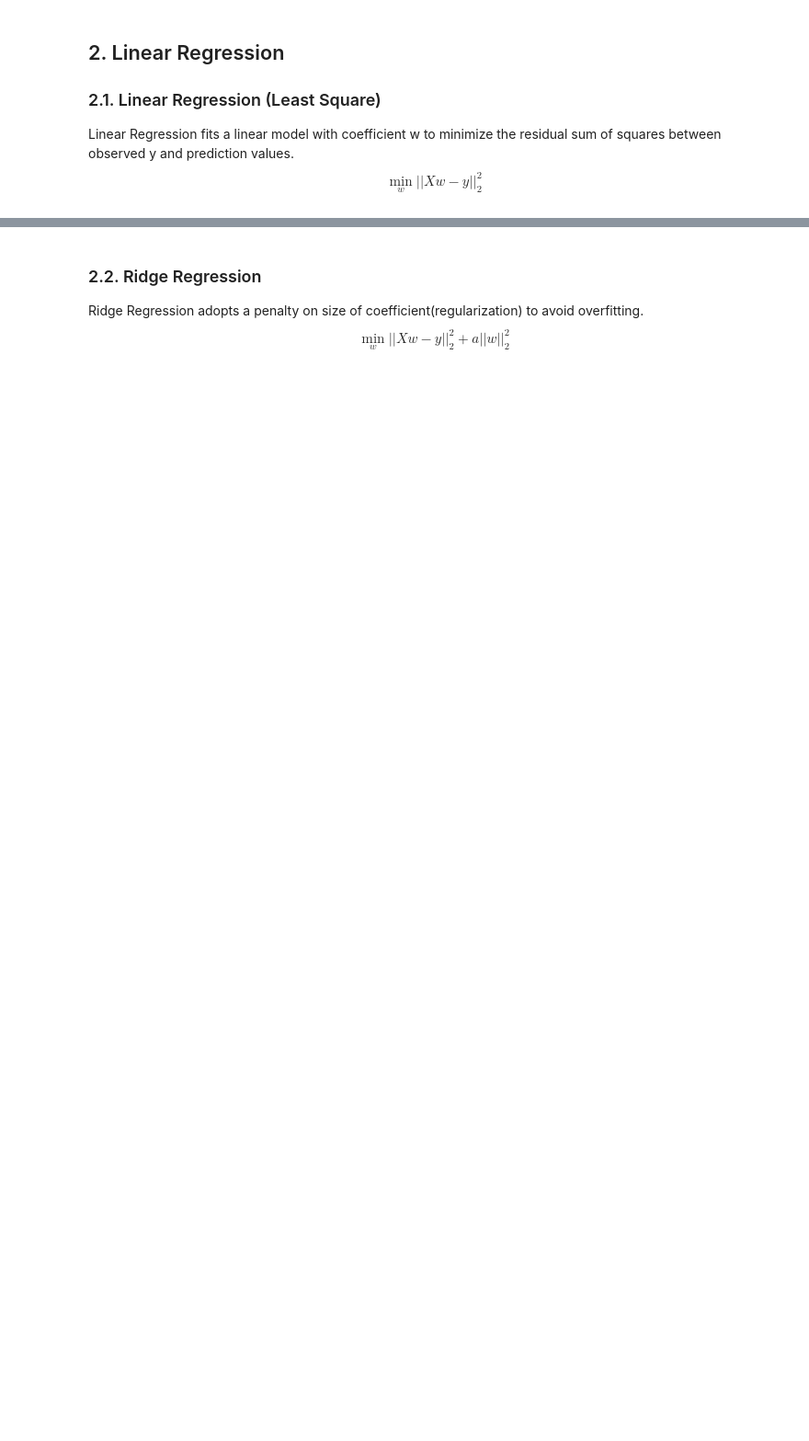
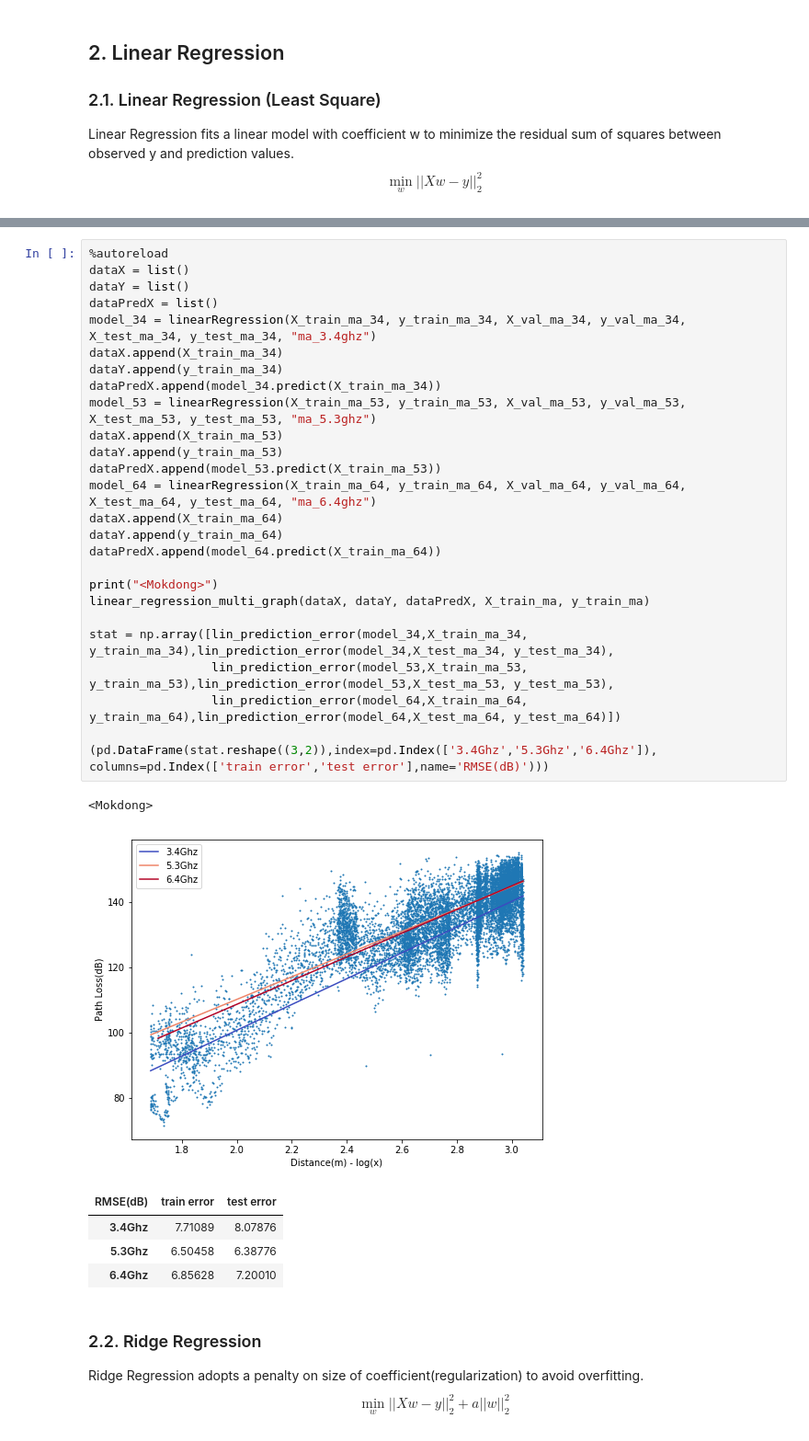
Before and after one commit to chanship72/pathloss, a Jupyter notebook: linreg.ipynb, the cells around one changed output, grey strips where cells are left out. Shown at 92% size. Drawn from its saved outputs; the diff is of its cells as text; blank space fills up the shorter version.

```diff
--- a/linreg.ipynb
+++ b/linreg.ipynb
@@ -97,3 +144,36 @@ linearRegression(X_ma_64_train, y_ma_64_train, X_ma_64_val, y_ma_64_val, X_ma_64
+# %%
+%autoreload
+dataX = list()
+dataY = list()
+dataPredX = list()
+model_34 = linearRegression(X_train_ma_34, y_train_ma_34, X_val_ma_34, y_val_ma_34, X_test_ma_34, y_test_ma_34, "ma_3.4ghz")
+dataX.append(X_train_ma_34)
+dataY.append(y_train_ma_34)
+dataPredX.append(model_34.predict(X_train_ma_34))
+model_53 = linearRegression(X_train_ma_53, y_train_ma_53, X_val_ma_53, y_val_ma_53, X_test_ma_53, y_test_ma_53, "ma_5.3ghz")
+dataX.append(X_train_ma_53)
+dataY.append(y_train_ma_53)
+dataPredX.append(model_53.predict(X_train_ma_53))
+model_64 = linearRegression(X_train_ma_64, y_train_ma_64, X_val_ma_64, y_val_ma_64, X_test_ma_64, y_test_ma_64, "ma_6.4ghz")
+dataX.append(X_train_ma_64)
+dataY.append(y_train_ma_64)
+dataPredX.append(model_64.predict(X_train_ma_64))
+
+print("<Mokdong>")
+linear_regression_multi_graph(dataX, dataY, dataPredX, X_train_ma, y_train_ma)
+
+stat = np.array([lin_prediction_error(model_34,X_train_ma_34, y_train_ma_34),lin_prediction_error(model_34,X_test_ma_34, y_test_ma_34),
+                 lin_prediction_error(model_53,X_train_ma_53, y_train_ma_53),lin_prediction_error(model_53,X_test_ma_53, y_test_ma_53),
+                 lin_prediction_error(model_64,X_train_ma_64, y_train_ma_64),lin_prediction_error(model_64,X_test_ma_64, y_test_ma_64)])
+
+(pd.DataFrame(stat.reshape((3,2)),index=pd.Index(['3.4Ghz','5.3Ghz','6.4Ghz']), columns=pd.Index(['train error','test error'],name='RMSE(dB)')))
+# %% [output]
+<Mokdong>
+[figure, added]
+| RMSE(dB) | train error | test error |
+| 3.4Ghz | 7.71089 | 8.07876 |
+| 5.3Ghz | 6.50458 | 6.38776 |
+| 6.4Ghz | 6.85628 | 7.20010 |
 # %% [markdown]
 ### 2.2. Ridge Regression
 Ridge Regression adopts a penalty on size of coefficient(regularization) to avoid overfitting.
```
Also changed, not shown: parts of 21 cells of this notebook, 5 other files.
